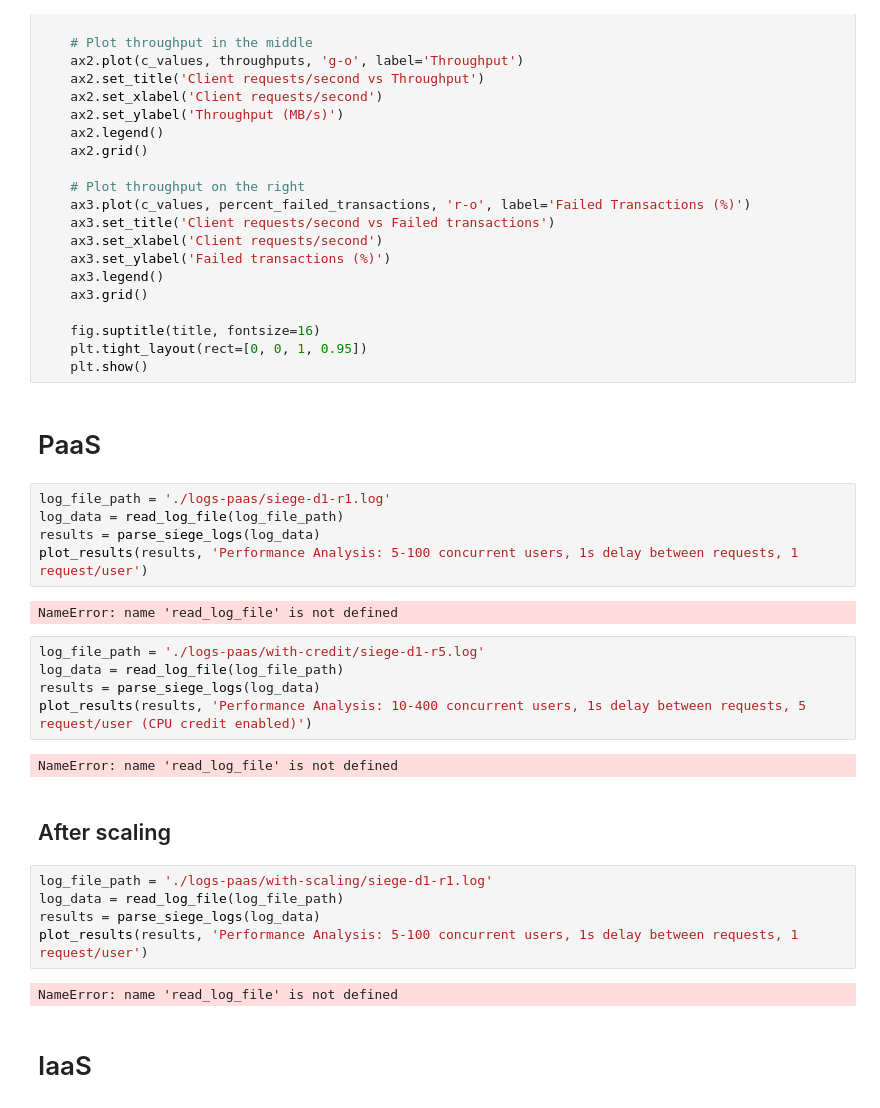
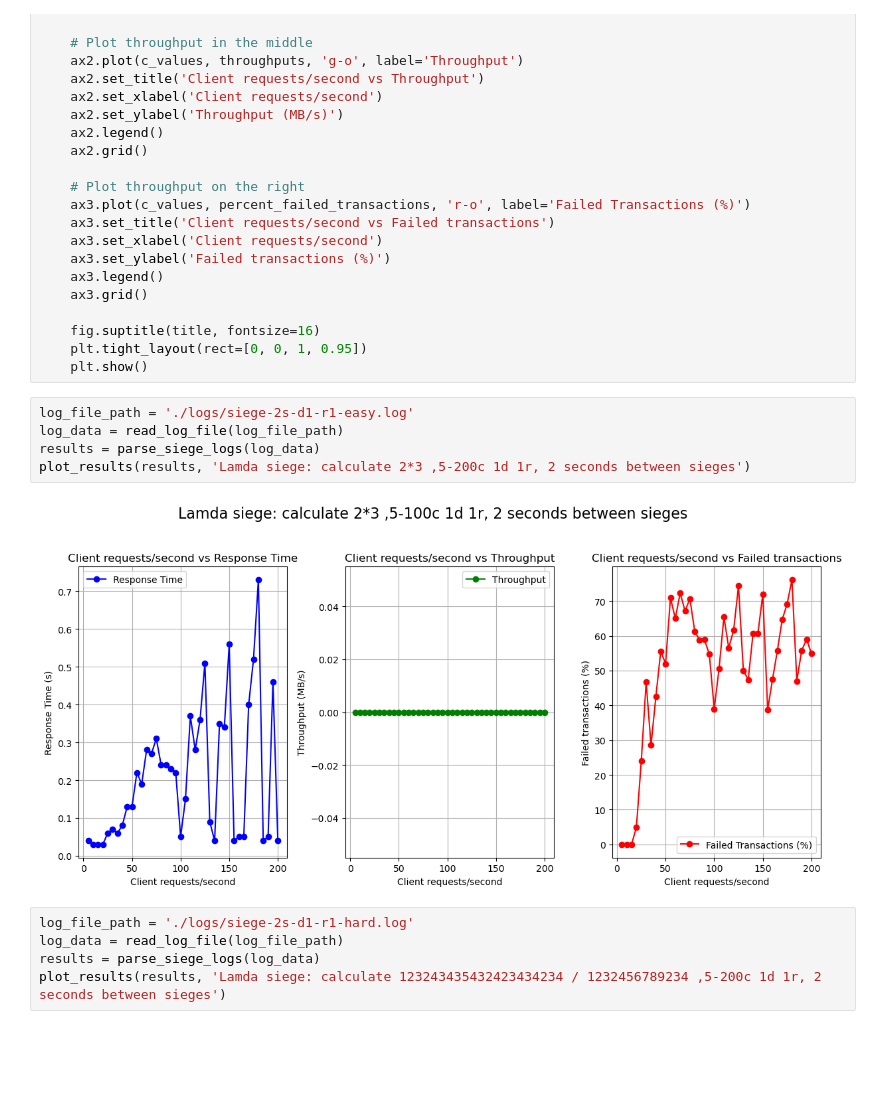
Before and after one commit to bookpanda/2110524-CLOUD-COMP-TECH, a Jupyter notebook: activity/week4-serverless/plot.ipynb, the cells around one changed output. Cells and saved outputs as stored; diff of their text form; blank space fills up the shorter version.

```diff
--- a/activity/week4-serverless/plot.ipynb
+++ b/activity/week4-serverless/plot.ipynb
@@ -38,30 +38,15 @@ def plot_results(results: List, title: str):
     fig.suptitle(title, fontsize=16)
     plt.tight_layout(rect=[0, 0, 1, 0.95])
     plt.show()
-# %% [markdown]
-# PaaS
 # %%
-log_file_path = './logs-paas/siege-d1-r1.log'
+log_file_path = './logs/siege-2s-d1-r1-easy.log'
 log_data = read_log_file(log_file_path)
 results = parse_siege_logs(log_data)
-plot_results(results, 'Performance Analysis: 5-100 concurrent users, 1s delay between requests, 1 request/user')
+plot_results(results, 'Lamda siege: calculate 2*3 ,5-200c 1d 1r, 2 seconds between sieges')
 # %% [output]
-NameError: name 'read_log_file' is not defined
+[figure, added]
 # %%
-log_file_path = './logs-paas/with-credit/siege-d1-r5.log'
+log_file_path = './logs/siege-2s-d1-r1-hard.log'
 log_data = read_log_file(log_file_path)
 results = parse_siege_logs(log_data)
-plot_results(results, 'Performance Analysis: 10-400 concurrent users, 1s delay between requests, 5 request/user (CPU credit enabled)')
+plot_results(results, 'Lamda siege: calculate 123243435432423434234 / 1232456789234 ,5-200c 1d 1r, 2 seconds between sieges')
-# %% [output]
-NameError: name 'read_log_file' is not defined
-# %% [markdown]
-## After scaling
-# %%
-log_file_path = './logs-paas/with-scaling/siege-d1-r1.log'
-log_data = read_log_file(log_file_path)
-results = parse_siege_logs(log_data)
-plot_results(results, 'Performance Analysis: 5-100 concurrent users, 1s delay between requests, 1 request/user')
-# %% [output]
-NameError: name 'read_log_file' is not defined
-# %% [markdown]
-# IaaS
```
Also changed, not shown: parts of 4 cells of this notebook, 3 other files.
